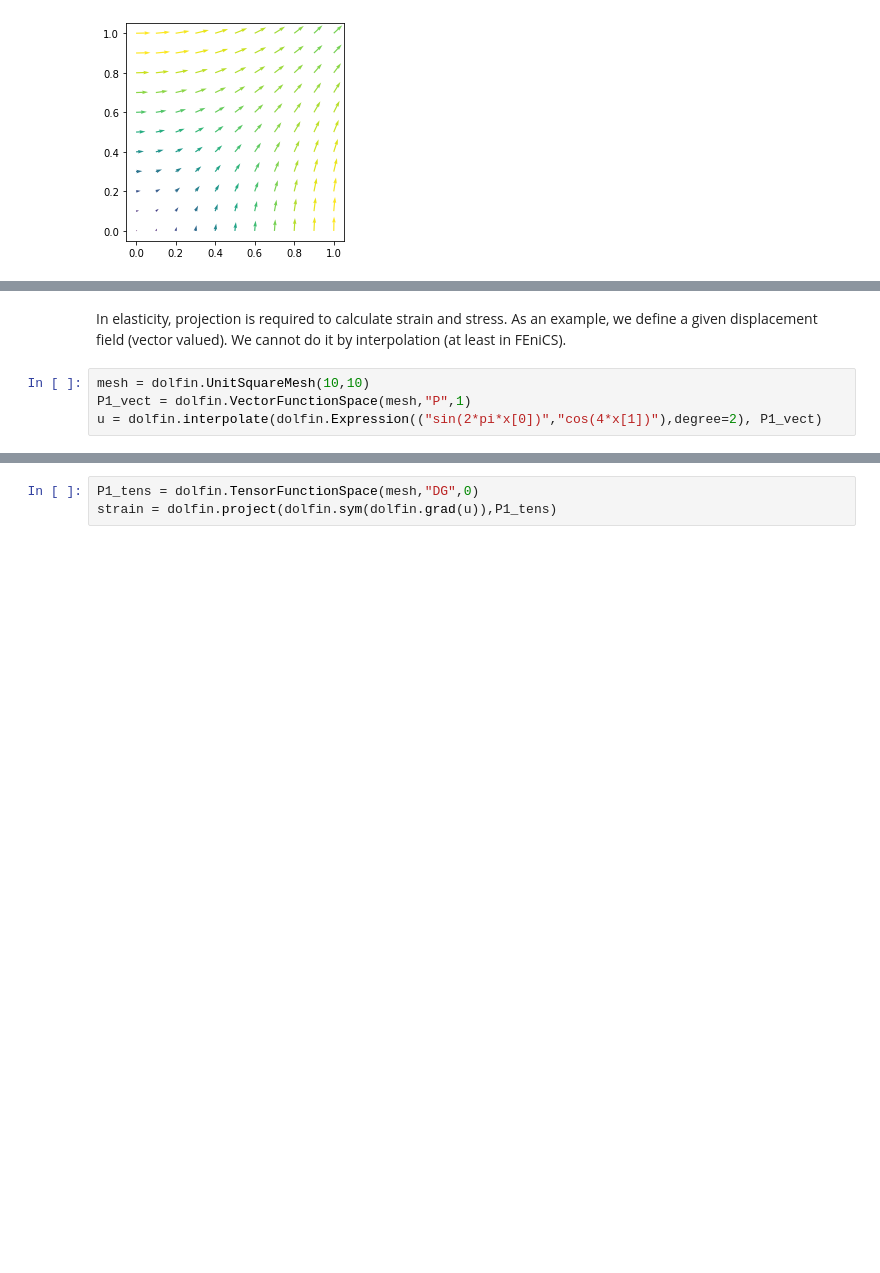
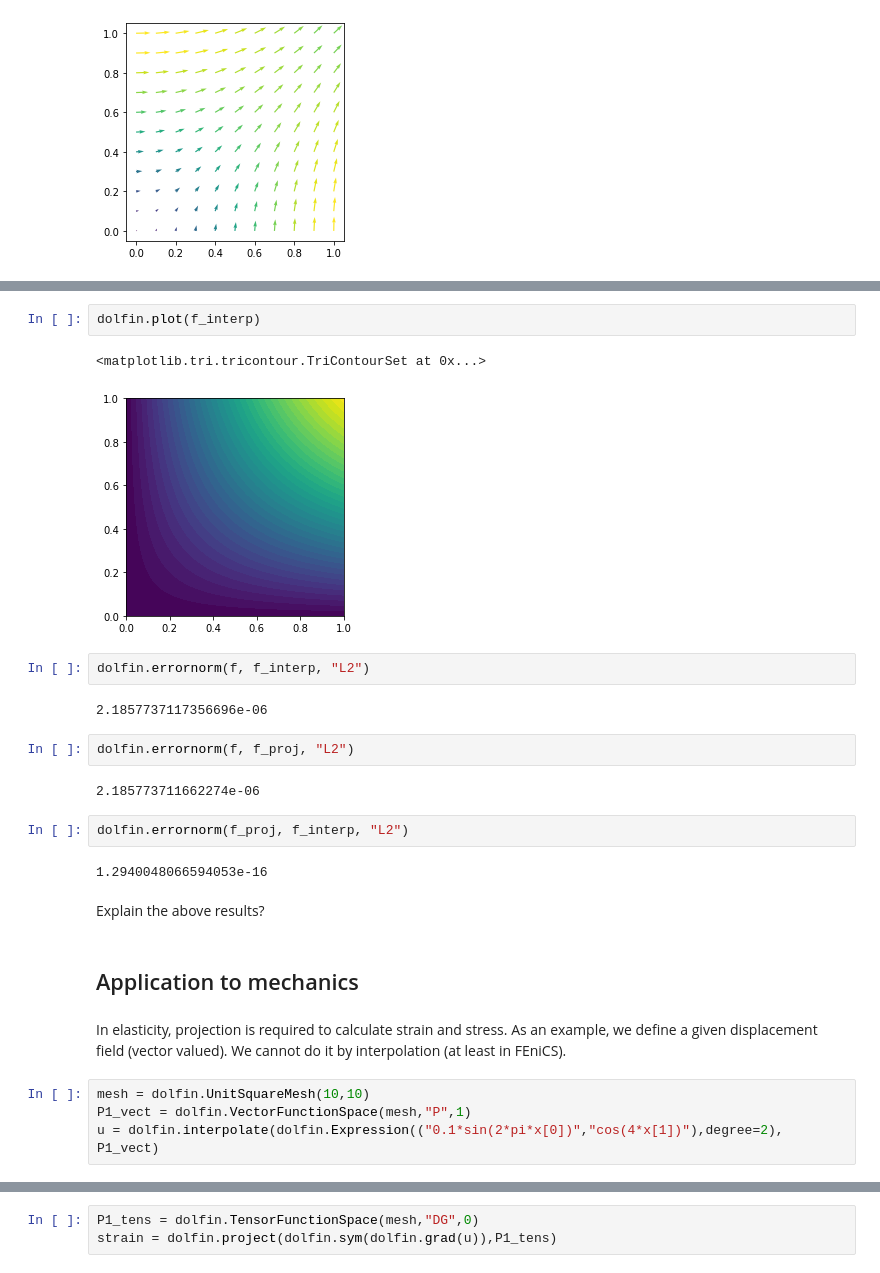
Before and after one commit to yanndaniel0027/MU5MES01-2020, a Jupyter notebook: 00-Intro/0.6-ProjectionInterpolation.ipynb, the cells around one changed output, grey strips where cells are left out. Drawn from its saved outputs; the diff is of its cells as text; blank space fills up the shorter version.

```diff
--- a/00-Intro/0.6-ProjectionInterpolation.ipynb
+++ b/00-Intro/0.6-ProjectionInterpolation.ipynb
@@ -166,7 +176,28 @@ plt.show()
+# %%
+dolfin.plot(f_interp)
+# %% [output]
+<matplotlib.tri.tricontour.TriContourSet at 0x...>
+[figure, added]
+# %%
+dolfin.errornorm(f, f_interp, "L2")
+# %% [output]
+2.1857737117356696e-06
+# %%
+dolfin.errornorm(f, f_proj, "L2")
+# %% [output]
+2.185773711662274e-06
+# %%
+dolfin.errornorm(f_proj, f_interp, "L2")
+# %% [output]
+1.2940048066594053e-16
+# %% [markdown]
+Explain the above results?
+# %% [markdown]
+## Application to mechanics
 # %% [markdown]
 In elasticity, projection is required to calculate strain and stress.
 As an example, we define a given displacement field (vector valued). We cannot do it by interpolation (at least in FEniCS).
 # %%
 mesh = dolfin.UnitSquareMesh(10,10)
 P1_vect = dolfin.VectorFunctionSpace(mesh,"P",1)
-u = dolfin.interpolate(dolfin.Expression(("sin(2*pi*x[0])","cos(4*x[1])"),degree=2), P1_vect)
+u = dolfin.interpolate(dolfin.Expression(("0.1*sin(2*pi*x[0])","cos(4*x[1])"),degree=2), P1_vect)
```
Also changed, not shown: parts of 8 cells of this notebook.
